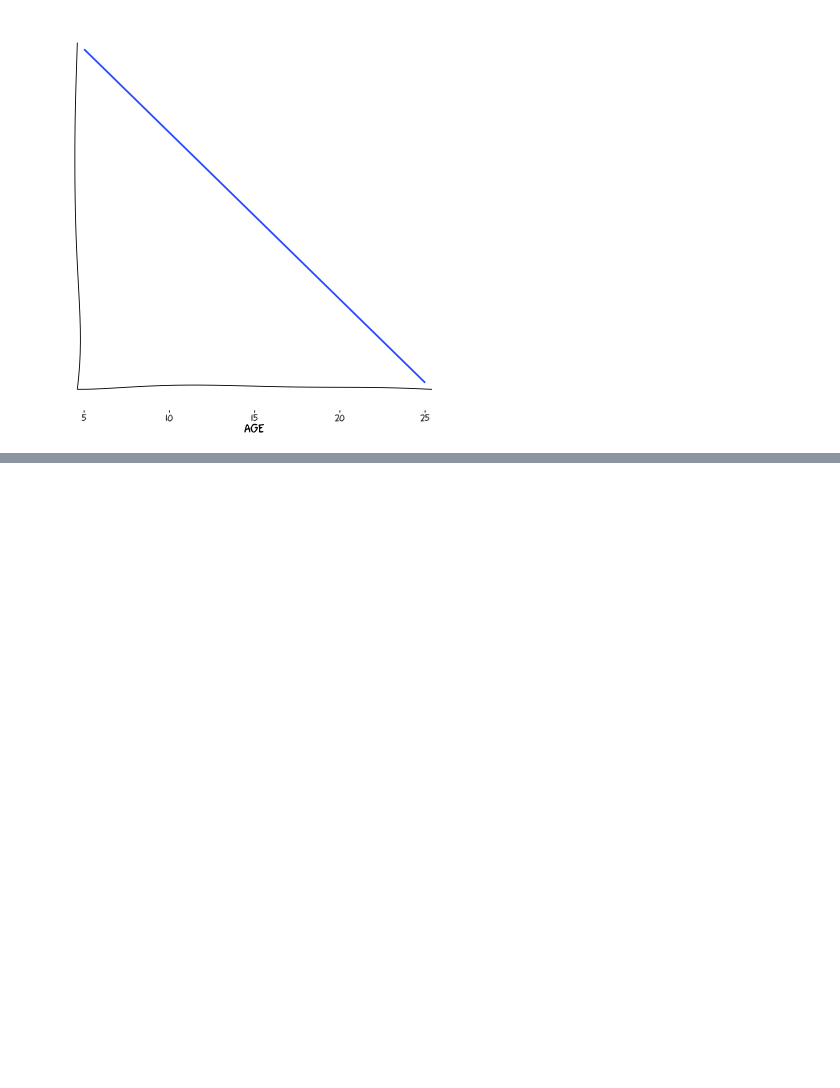
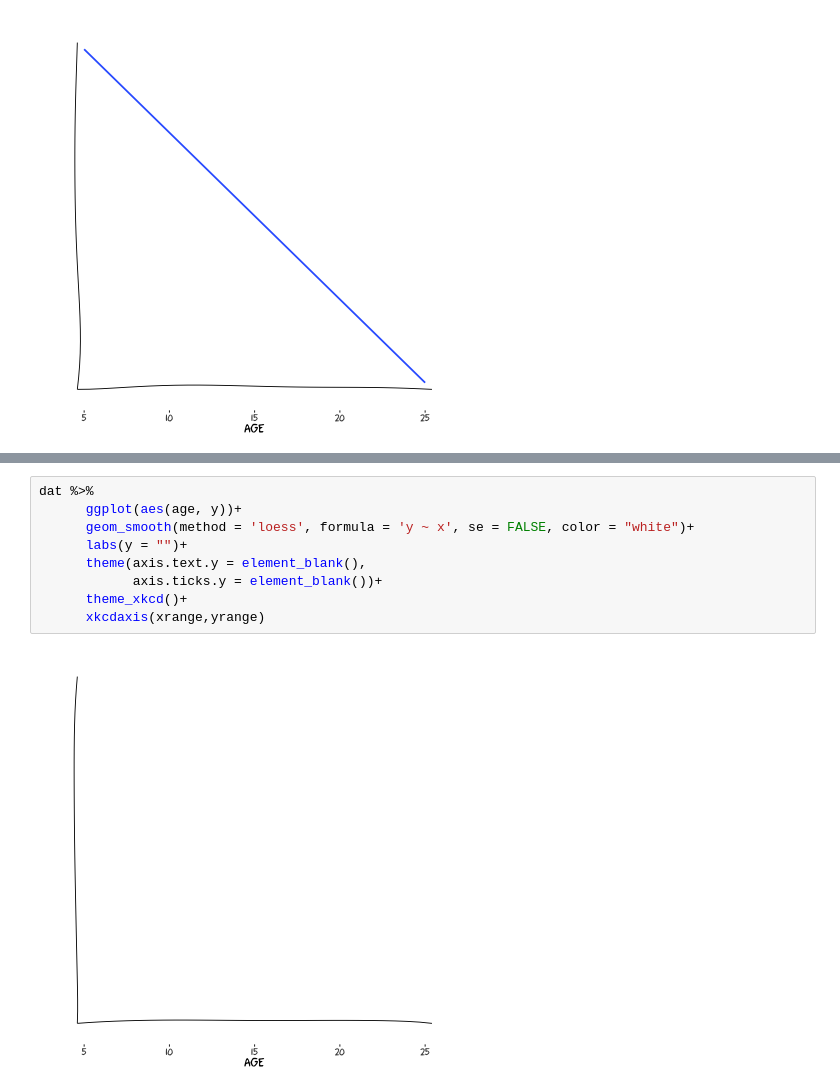
Before and after one commit to zenkavi/teaching_training, a Jupyter notebook: resources/dataVis/xkcdPlots.ipynb, the cells around one changed output, grey strips where cells are left out. Cells and saved outputs as stored; diff of their text form; blank space fills up the shorter version.

```diff
--- a/resources/dataVis/xkcdPlots.ipynb
+++ b/resources/dataVis/xkcdPlots.ipynb
@@ -153,0 +154,11 @@ dat %>%
+# %%
+dat %>%
+      ggplot(aes(age, y))+
+      geom_smooth(method = 'loess', formula = 'y ~ x', se = FALSE, color = "white")+
+      labs(y = "")+
+      theme(axis.text.y = element_blank(),
+            axis.ticks.y = element_blank())+
+      theme_xkcd()+
+      xkcdaxis(xrange,yrange)
+# %% [output]
+[figure, added]
```
Also changed, not shown: parts of 2 cells of this notebook, 1 other file.
